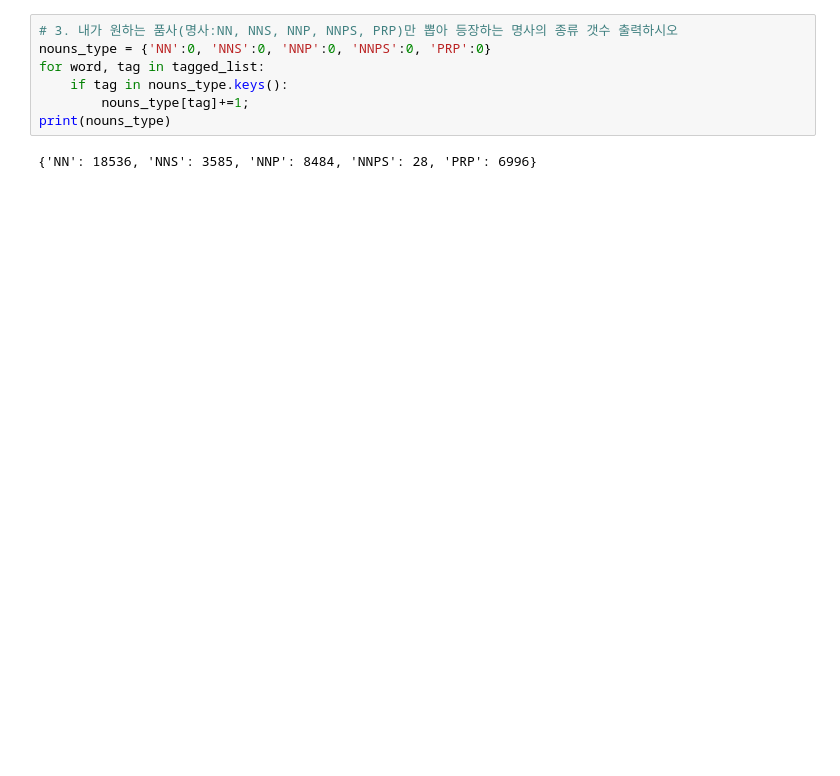
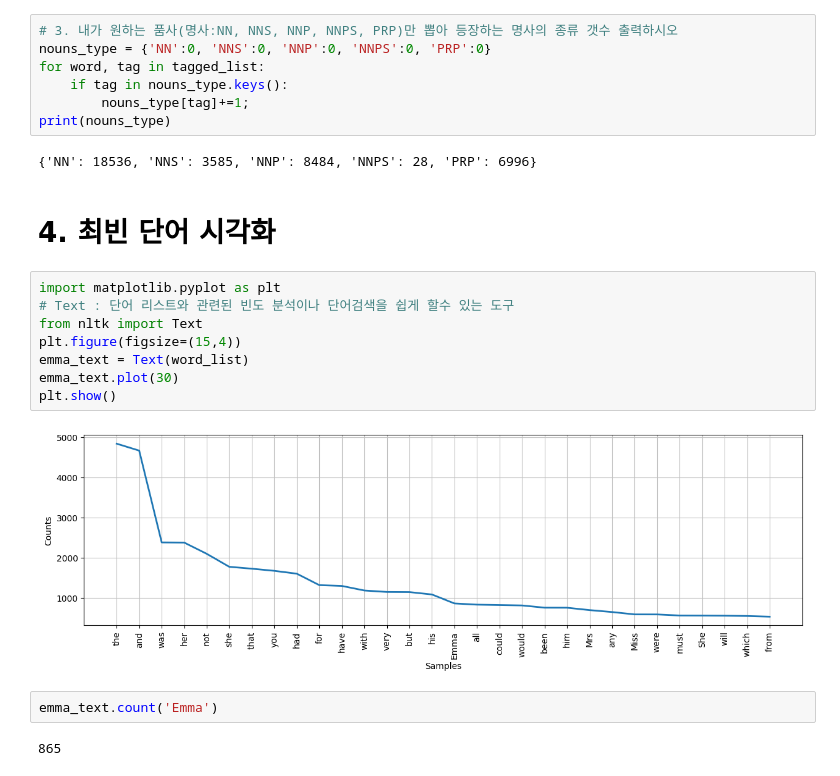
Before and after one commit to seungdobaek/ai_x, a Jupyter notebook: source/07_자연어처리/ch1_NLTK자연어처리.ipynb, the cells around one changed output. Cells and saved outputs as stored; diff of their text form; blank space fills up the shorter version.

```diff
--- a/source/07_자연어처리/ch1_NLTK자연어처리.ipynb
+++ b/source/07_자연어처리/ch1_NLTK자연어처리.ipynb
@@ -192,3 +194,19 @@ for word, tag in tagged_list:
 print(nouns_type)
 # %% [output]
 {'NN': 18536, 'NNS': 3585, 'NNP': 8484, 'NNPS': 28, 'PRP': 6996}
+# %% [markdown]
+# 4. 최빈 단어 시각화
+# %%
+import matplotlib.pyplot as plt
+# Text : 단어 리스트와 관련된 빈도 분석이나 단어검색을 쉽게 할수 있는 도구
+from nltk import Text
+plt.figure(figsize=(15,4))
+emma_text = Text(word_list)
+emma_text.plot(30)
+plt.show()
+# %% [output]
+[figure, added]
+# %%
+emma_text.count('Emma')
+# %% [output]
+865
```
Also changed, not shown: parts of 6 cells of this notebook, 3 other files.
